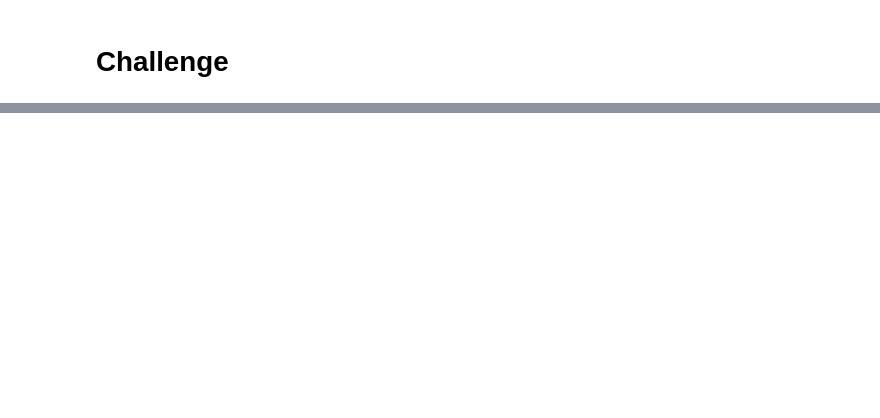
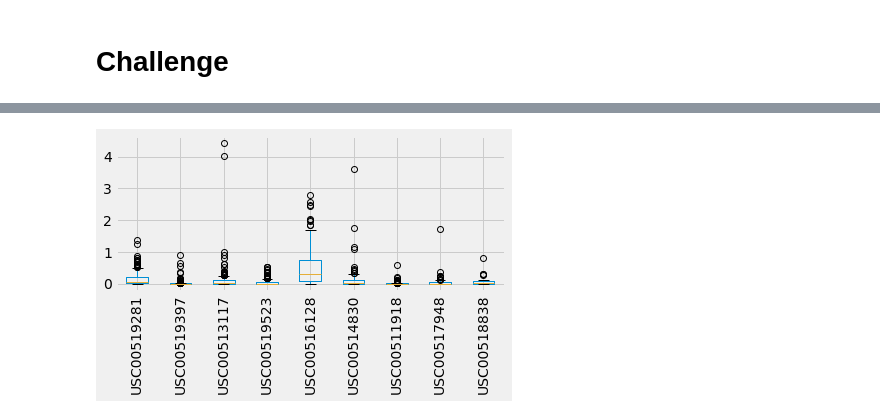
Before and after one commit to CocoLB/09-Surfs_up, a Jupyter notebook: climate_analysis.ipynb, the cells around one changed output, grey strips where cells are left out. Saved outputs shown, nothing was run; the diff lists cells and outputs as text; code cells hidden in the pictures; blank space fills up the shorter version.

```diff
--- a/climate_analysis.ipynb
+++ b/climate_analysis.ipynb
@@ -137,0 +259,49 @@ plt.tight_layout()
+# %%
+# we can already get the key statistics per month and per station
+# comparing each station's precipitaion June key statistics in a box-and-whisker plot
+prcp_june_USC00519281 = session.query(Measurement.date, Measurement.prcp).filter(extract('month',Measurement.date)==6)\
+                                .filter(Measurement.station == 'USC00519281').all()
+prcp_june_USC00519281_df=pd.DataFrame(prcp_june_USC00519281)
+prcp_june_USC00519397 = session.query(Measurement.date, Measurement.prcp).filter(extract('month',Measurement.date)==6)\
+                                .filter(Measurement.station == 'USC00519397').all()
+prcp_june_USC00519397_df=pd.DataFrame(prcp_june_USC00519397)
+prcp_june_USC00513117 = session.query(Measurement.date, Measurement.prcp).filter(extract('month',Measurement.date)==6)\
+                                .filter(Measurement.station == 'USC00513117').all()
+prcp_june_USC00513117_df=pd.DataFrame(prcp_june_USC00513117)
+prcp_june_USC00519523 = session.query(Measurement.date, Measurement.prcp).filter(extract('month',Measurement.date)==6)\
+                                .filter(Measurement.station == 'USC00519523').all()
+prcp_june_USC00519523_df=pd.DataFrame(prcp_june_USC00519523)
+prcp_june_USC00516128 = session.query(Measurement.date, Measurement.prcp).filter(extract('month',Measurement.date)==6)\
+                                .filter(Measurement.station == 'USC00516128').all()
+prcp_june_USC00516128_df=pd.DataFrame(prcp_june_USC00516128)
+prcp_june_USC00514830 = session.query(Measurement.date, Measurement.prcp).filter(extract('month',Measurement.date)==6)\
+                                .filter(Measurement.station == 'USC00514830').all()
+prcp_june_USC00514830_df=pd.DataFrame(prcp_june_USC00514830)
+prcp_june_USC00511918 = session.query(Measurement.date, Measurement.prcp).filter(extract('month',Measurement.date)==6)\
+                                .filter(Measurement.station == 'USC00511918').all()
+prcp_june_USC00511918_df=pd.DataFrame(prcp_june_USC00511918)
+prcp_june_USC00517948 = session.query(Measurement.date, Measurement.prcp).filter(extract('month',Measurement.date)==6)\
+                                .filter(Measurement.station == 'USC00517948').all()
+prcp_june_USC00517948_df=pd.DataFrame(prcp_june_USC00517948)
+prcp_june_USC00518838 = session.query(Measurement.date, Measurement.prcp).filter(extract('month',Measurement.date)==6)\
+                                .filter(Measurement.station == 'USC00518838').all()
+prcp_june_USC00518838_df=pd.DataFrame(prcp_june_USC00518838)
+
+column_names = ["USC00519281", "USC00519397", "USC00513117", "USC00519523", "USC00516128", "USC00514830", "USC00511918", "USC00517948", "USC00518838"]
+prcp_june_stations=pd.DataFrame(columns=column_names)
+prcp_june_stations["USC00519281"]= prcp_june_USC00519281_df["prcp"]
+prcp_june_stations["USC00519397"]= prcp_june_USC00519397_df["prcp"]
+prcp_june_stations["USC00513117"]= prcp_june_USC00513117_df["prcp"]
+prcp_june_stations["USC00519523"]= prcp_june_USC00519523_df["prcp"]
+prcp_june_stations["USC00516128"]= prcp_june_USC00516128_df["prcp"]
+prcp_june_stations["USC00514830"]= prcp_june_USC00514830_df["prcp"]
+prcp_june_stations["USC00511918"]= prcp_june_USC00511918_df["prcp"]
+prcp_june_stations["USC00517948"]= prcp_june_USC00517948_df["prcp"]
+prcp_june_stations["USC00518838"]= prcp_june_USC00518838_df["prcp"]
+
+
+prcp_june_stations.boxplot(column=["USC00519281", "USC00519397", "USC00513117", "USC00519523", "USC00516128", "USC00514830", "USC00511918", "USC00517948", "USC00518838"])
+plt.xticks(rotation='vertical')
+plt.tight_layout()
+# %% [output]
+[figure, added]
```
Also changed, not shown: parts of 14 cells of this notebook, 9 other files.
